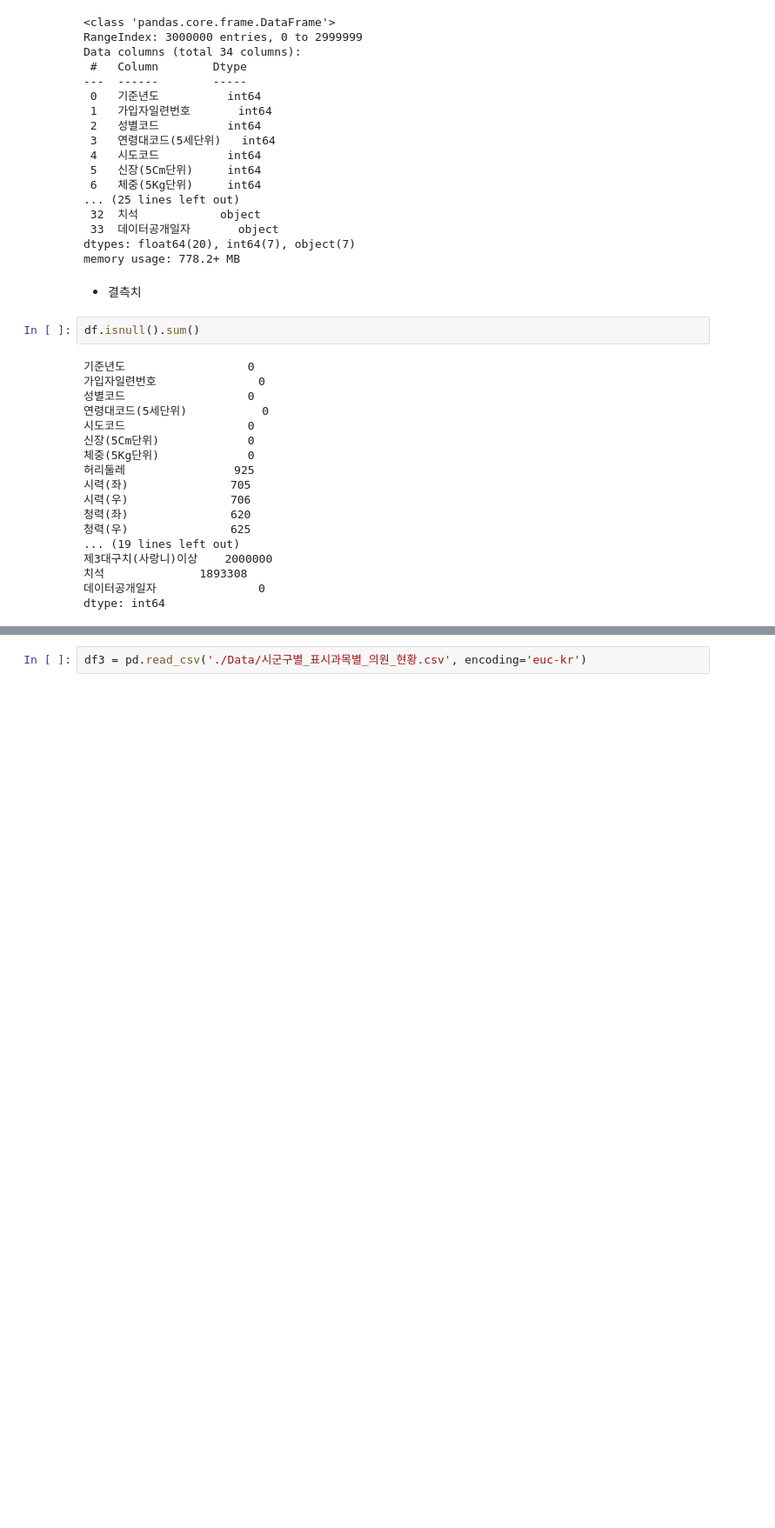
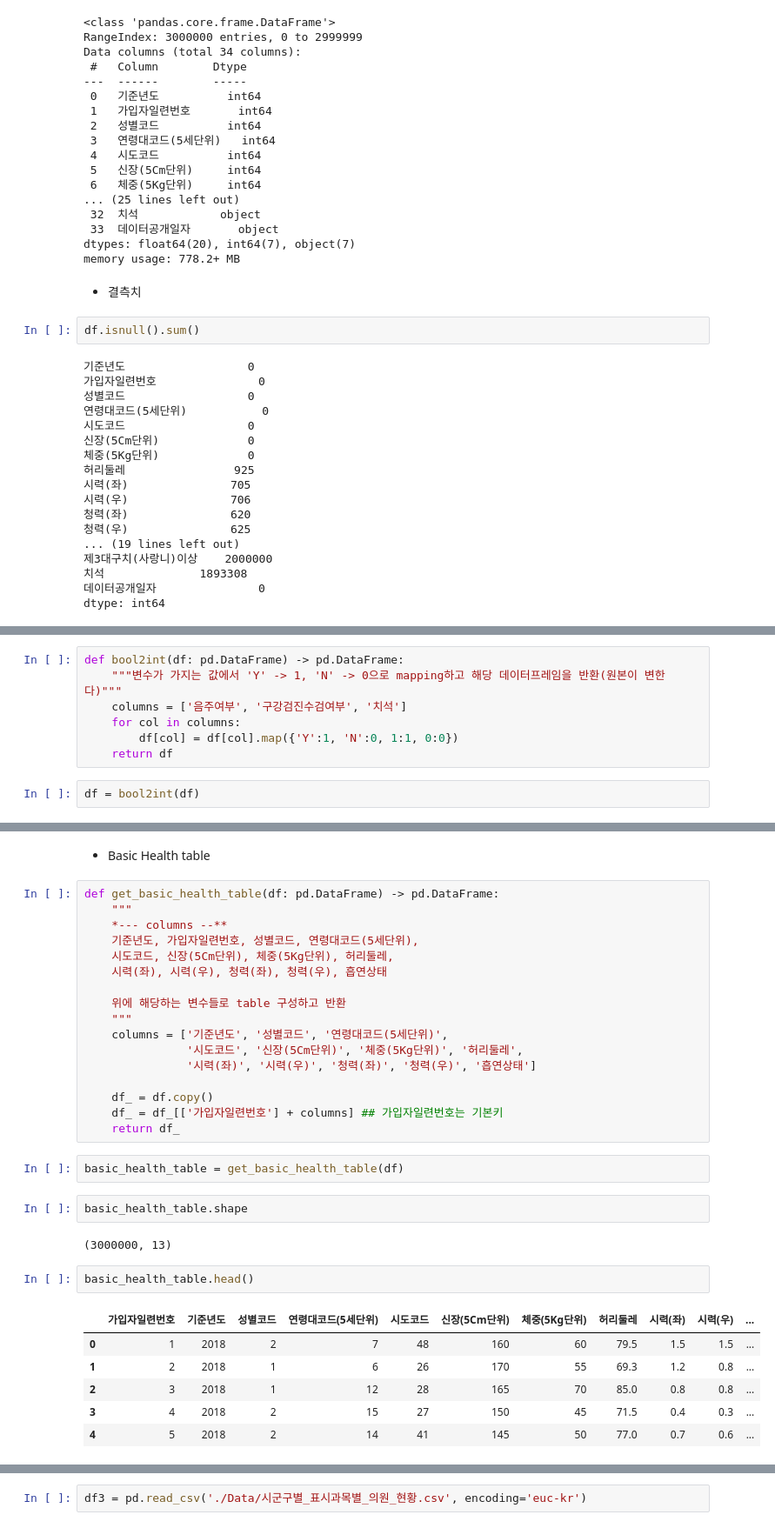
Before and after one commit to Jaesu26/statistical-database-project, a Jupyter notebook: 2022-05-30-StatsDB-Final.ipynb, the cells around one changed output, grey strips where cells are left out. Shown at 87% size. Saved outputs shown, nothing was run; the diff lists cells and outputs as text; blank space fills up the shorter version.

```diff
--- a/2022-05-30-StatsDB-Final.ipynb
+++ b/2022-05-30-StatsDB-Final.ipynb
@@ -174,0 +178,9 @@ df2 = pd.read_csv('./Data/행정구역_시군구별_성별_인구수.csv', encod
+# %%
+def bool2int(df: pd.DataFrame) -> pd.DataFrame:
+    """변수가 가지는 값에서 'Y' -> 1, 'N' -> 0으로 mapping하고 해당 데이터프레임을 반환(원본이 변한다)"""
+    columns = ['음주여부', '구강검진수검여부', '치석']
+    for col in columns:
+        df[col] = df[col].map({'Y':1, 'N':0, 1:1, 0:0})
+    return df
+# %%
+df = bool2int(df)
@@ -174,0 +320,34 @@ df2 = pd.read_csv('./Data/행정구역_시군구별_성별_인구수.csv', encod
+# %% [markdown]
+- Basic Health table
+# %%
+def get_basic_health_table(df: pd.DataFrame) -> pd.DataFrame:
+    """
+    *--- columns --**
+    기준년도, 가입자일련번호, 성별코드, 연령대코드(5세단위),
+    시도코드, 신장(5Cm단위), 체중(5Kg단위), 허리둘레,
+    시력(좌), 시력(우), 청력(좌), 청력(우), 흡연상태
+
+    위에 해당하는 변수들로 table 구성하고 반환
+    """
+    columns = ['기준년도', '성별코드', '연령대코드(5세단위)',
+               '시도코드', '신장(5Cm단위)', '체중(5Kg단위)', '허리둘레',
+               '시력(좌)', '시력(우)', '청력(좌)', '청력(우)', '흡연상태']
+
+    df_ = df.copy()
+    df_ = df_[['가입자일련번호'] + columns] ## 가입자일련번호는 기본키
+    return df_
+# %%
+basic_health_table = get_basic_health_table(df)
+# %%
+basic_health_table.shape
+# %% [output]
+(3000000, 13)
+# %%
+basic_health_table.head()
+# %% [output]
+|  | 가입자일련번호 | 기준년도 | 성별코드 | 연령대코드(5세단위) | 시도코드 | 신장(5Cm단위) | 체중(5Kg단위) | 허리둘레 | 시력(좌) | 시력(우) | ... |
+| 0 | 1 | 2018 | 2 | 7 | 48 | 160 | 60 | 79.5 | 1.5 | 1.5 | ... |
+| 1 | 2 | 2018 | 1 | 6 | 26 | 170 | 55 | 69.3 | 1.2 | 0.8 | ... |
+| 2 | 3 | 2018 | 1 | 12 | 28 | 165 | 70 | 85.0 | 0.8 | 0.8 | ... |
+| 3 | 4 | 2018 | 2 | 15 | 27 | 150 | 45 | 71.5 | 0.4 | 0.3 | ... |
+| 4 | 5 | 2018 | 2 | 14 | 41 | 145 | 50 | 77.0 | 0.7 | 0.6 | ... |
```
Also changed, not shown: parts of 41 cells of this notebook.
